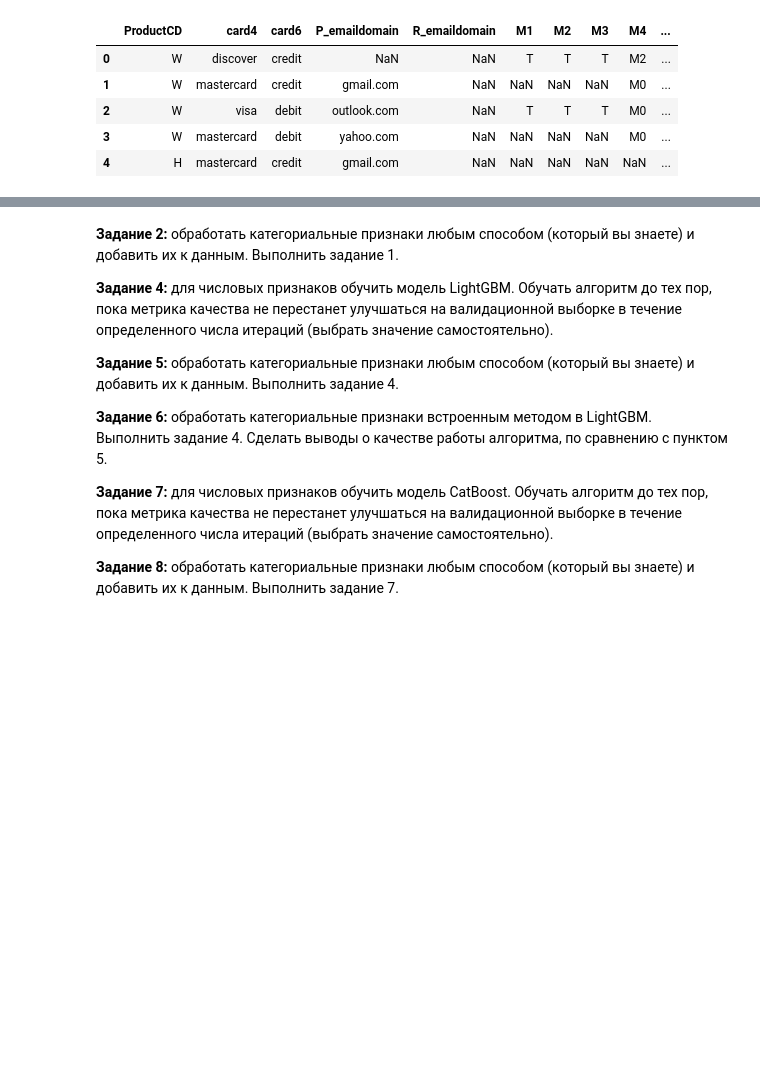
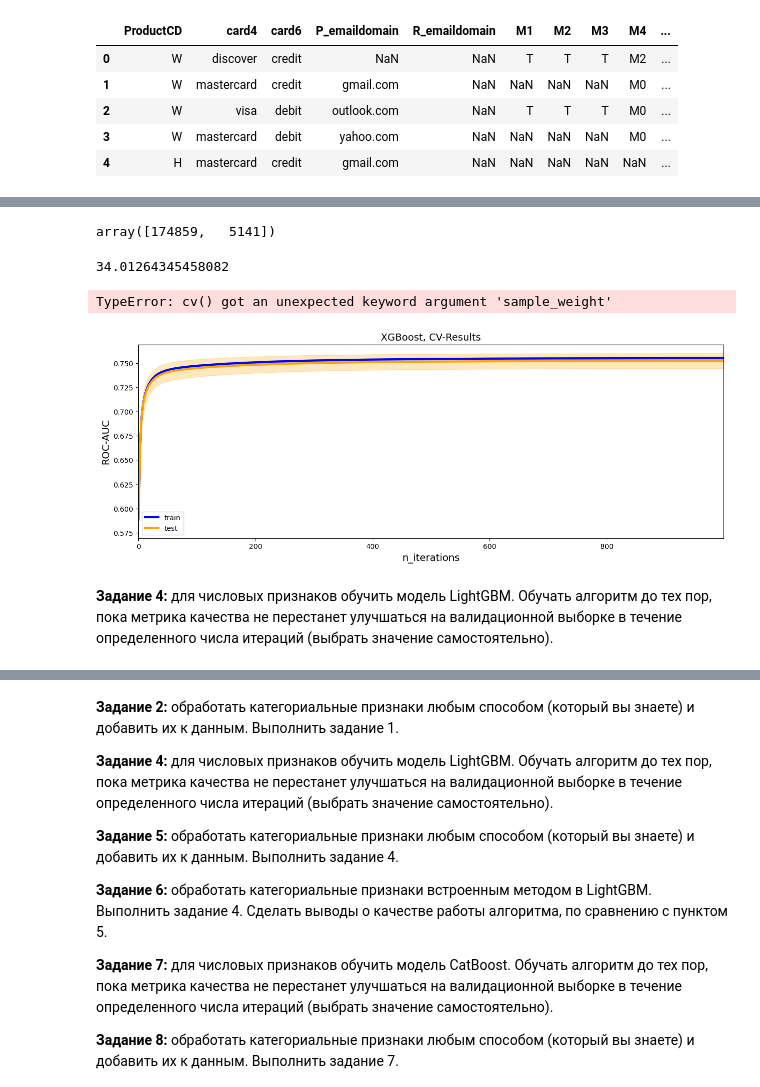
Before and after one commit to evelisko/GB_SDA_Kaggle, a Jupyter notebook: Lesson 2/HW_kaggle_Lesson_2.ipynb, the cells around one changed output, grey strips where cells are left out. Saved outputs shown, nothing was run; the diff lists cells and outputs as text; code cells hidden in the pictures; blank space fills up the shorter version.

Commit message:
Lesson 2. Обзор основных алгоритмов машинного обучения. M2

```diff
--- a/Lesson 2/HW_kaggle_Lesson_2.ipynb
+++ b/Lesson 2/HW_kaggle_Lesson_2.ipynb
@@ -564,0 +502,12 @@ model = xgb.train(
+# %%
+features = ['ProductCD', 'card4', 'card6', 'M1', 'M2', 'M3', 'M4', 'M5', 'M6', 'M7', 'M8', 'M9']
+
+x_data_train_cat =  x_data_train.iloc[:]
+x_data_test_cat =  x_data_test.iloc[:]
+
+category_to_digit(x_data_train_cat, features)
+category_to_digit(x_data_test_cat, features)
+
+# Удалим все категориальные признаки.
+x_data_train_cat.drop(['P_emaildomain', 'R_emaildomain'], axis=1, inplace=True)
+x_data_test_cat.drop(['P_emaildomain', 'R_emaildomain'], axis=1, inplace=True)
@@ -564,0 +530,8 @@ model = xgb.train(
+# %%
+dtrain = xgb.DMatrix(
+    data=x_data_train_cat, label=y_train
+)
+
+dvalid = xgb.DMatrix(
+    data=x_data_test_cat, label=y_valid
+)
@@ -564,0 +540,9 @@ model = xgb.train(
+# %%
+x.values
+# %% [output]
+array([174859,   5141])
+# %%
+class_weight = x.values[0]/x.values[1]
+class_weight
+# %% [output]
+34.01264345458082
@@ -564,0 +553,22 @@ model = xgb.train(
+# %%
+cv_result = xgb.cv((
+    #  sample_weight={0:1, 1:class_weight},
+    params=params,
+    dtrain=dtrain,
+    num_boost_round=1000,
+    early_stopping_rounds=25,
+    verbose_eval=10,
+    stratified=True,
+    metrics="auc",
+    maximize=True,
+    shuffle=True,
+    nfold=5,
+)
+# %% [output]
+TypeError: cv() got an unexpected keyword argument 'sample_weight'
+# %%
+draw_result(cv_result)
+# %% [output]
+[figure, added]
+# %% [markdown]
+**Задание 4:** для числовых признаков обучить модель LightGBM. Обучать алгоритм до тех пор, пока метрика качества не перестанет улучшаться на валидационной выборке в течение определенного числа итераций (выбрать значение самостоятельно).
```
Also changed, not shown: parts of 59 cells of this notebook.
